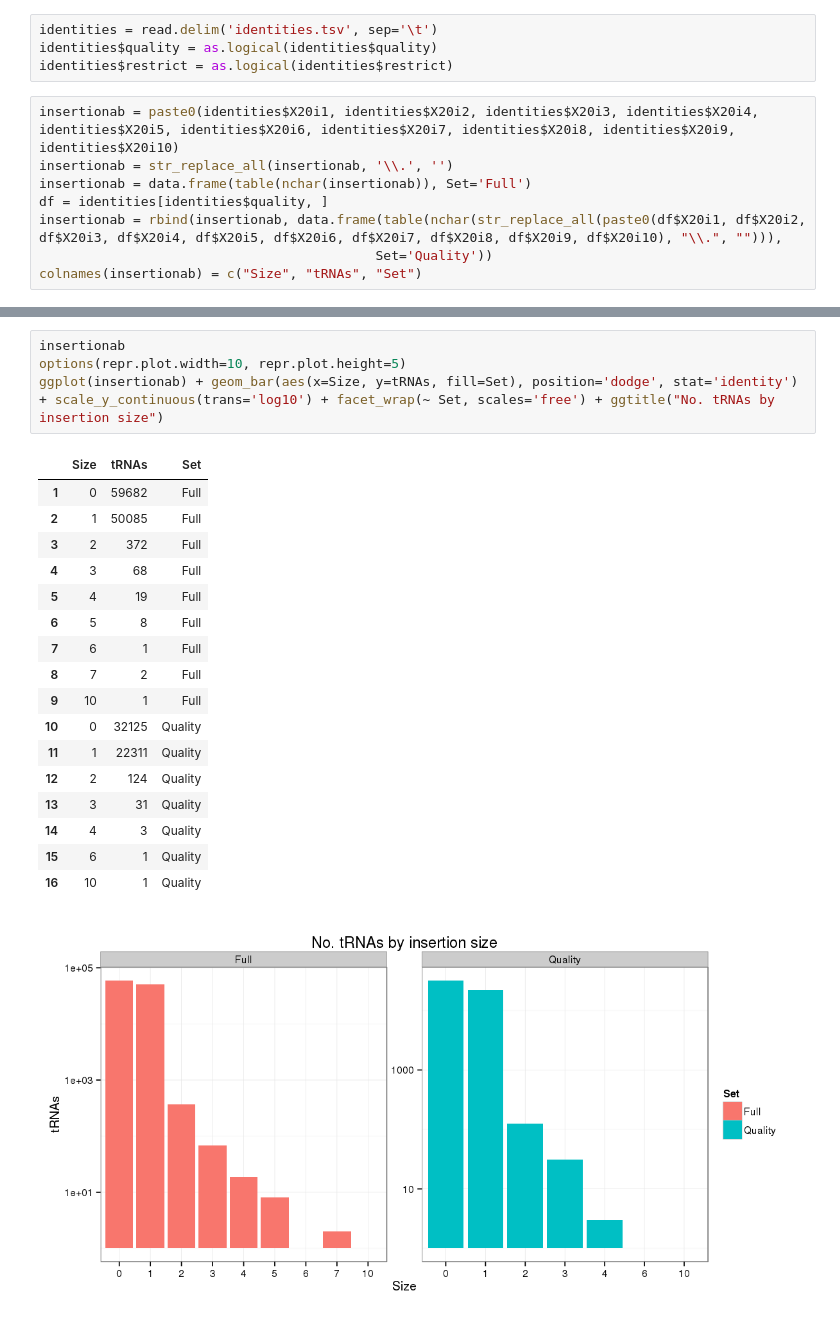
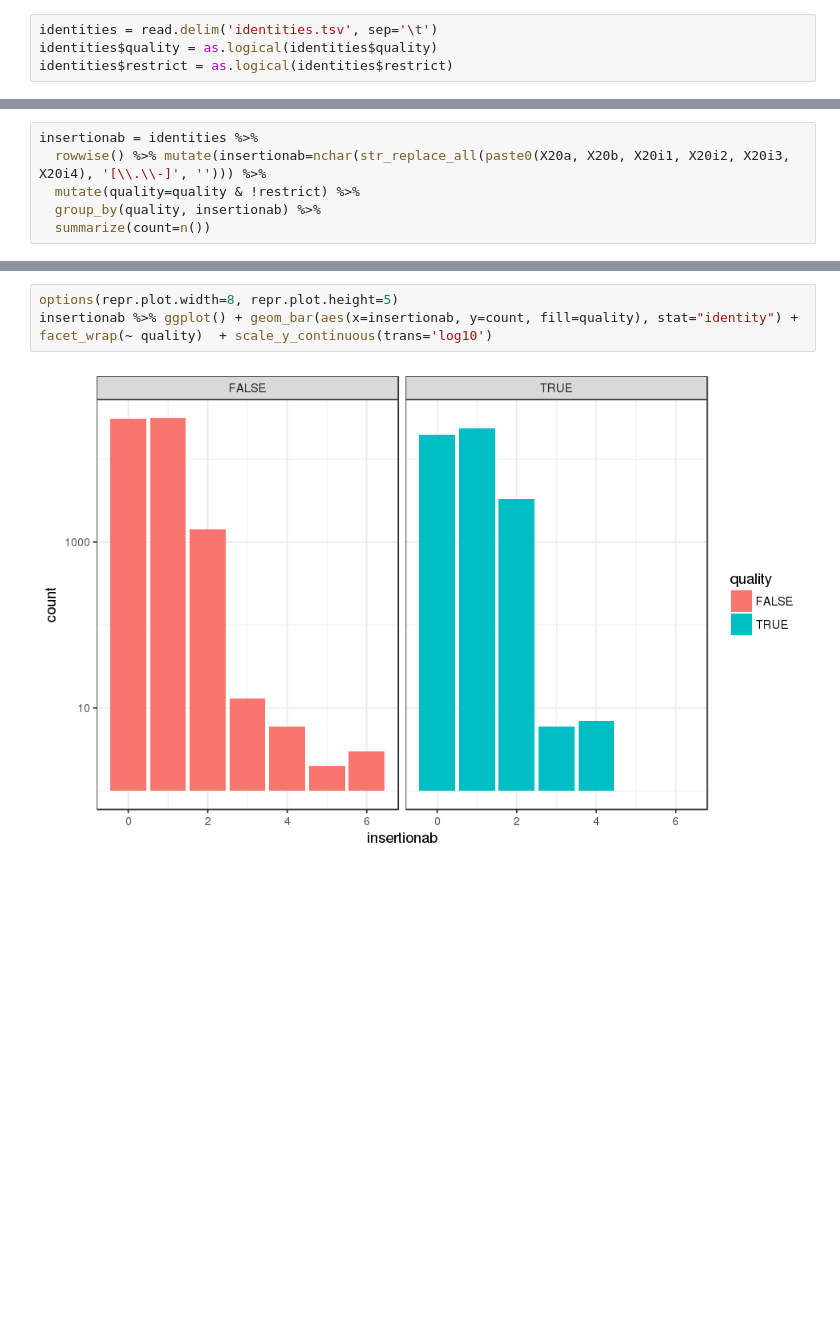
Before and after one commit to bylin/euk-features, a Jupyter notebook: notebooks/quality-set-IDEs.ipynb, the cells around one changed output, grey strips where cells are left out. Drawn from its saved outputs; the diff is of its cells as text; blank space fills up the shorter version.

```diff
--- a/notebooks/quality-set-IDEs.ipynb
+++ b/notebooks/quality-set-IDEs.ipynb
@@ -15,11 +26,3 @@ tRNAs contain a variable number of [insertions at position 20](http://zam.soe.uc
 identities = read.delim('identities.tsv', sep='\t')
 identities$quality = as.logical(identities$quality)
 identities$restrict = as.logical(identities$restrict)
-# %%
-insertionab = paste0(identities$X20i1, identities$X20i2, identities$X20i3, identities$X20i4, identities$X20i5, identities$X20i6, identities$X20i7, identities$X20i8, identities$X20i9, identities$X20i10)
-insertionab = str_replace_all(insertionab, '\\.', '')
-insertionab = data.frame(table(nchar(insertionab)), Set='Full')
-df = identities[identities$quality, ]
-insertionab = rbind(insertionab, data.frame(table(nchar(str_replace_all(paste0(df$X20i1, df$X20i2, df$X20i3, df$X20i4, df$X20i5, df$X20i6, df$X20i7, df$X20i8, df$X20i9, df$X20i10), "\\.", ""))),
-                                           Set='Quality'))
-colnames(insertionab) = c("Size", "tRNAs", "Set")
@@ -25,0 +35,6 @@ colnames(insertionab) = c("Size", "tRNAs", "Set")
+# %%
+insertionab = identities %>%
+  rowwise() %>% mutate(insertionab=nchar(str_replace_all(paste0(X20a, X20b, X20i1, X20i2, X20i3, X20i4), '[\\.\\-]', ''))) %>%
+  mutate(quality=quality & !restrict) %>%
+  group_by(quality, insertionab) %>%
+  summarize(count=n())
@@ -26,23 +44,5 @@ colnames(insertionab) = c("Size", "tRNAs", "Set")
 # %%
-insertionab
-options(repr.plot.width=10, repr.plot.height=5)
-ggplot(insertionab) + geom_bar(aes(x=Size, y=tRNAs, fill=Set), position='dodge', stat='identity') + scale_y_continuous(trans='log10') + facet_wrap(~ Set, scales='free') + ggtitle("No. tRNAs by insertion size")
+options(repr.plot.width=8, repr.plot.height=5)
+insertionab %>% ggplot() + geom_bar(aes(x=insertionab, y=count, fill=quality), stat="identity") + facet_wrap(~ quality)  + scale_y_continuous(trans='log10')
 # %% [output]
-|  | Size | tRNAs | Set |
-| 1 | 0 | 59682 | Full |
-| 2 | 1 | 50085 | Full |
-| 3 | 2 | 372 | Full |
-| 4 | 3 | 68 | Full |
-| 5 | 4 | 19 | Full |
-| 6 | 5 | 8 | Full |
-| 7 | 6 | 1 | Full |
-| 8 | 7 | 2 | Full |
-| 9 | 10 | 1 | Full |
-| 10 | 0 | 32125 | Quality |
-| 11 | 1 | 22311 | Quality |
-| 12 | 2 | 124 | Quality |
-| 13 | 3 | 31 | Quality |
-| 14 | 4 | 3 | Quality |
-| 15 | 6 | 1 | Quality |
-| 16 | 10 | 1 | Quality |
-[figure, old version]
+[figure, new version]
```
Also changed, not shown: parts of 7 cells of this notebook.
